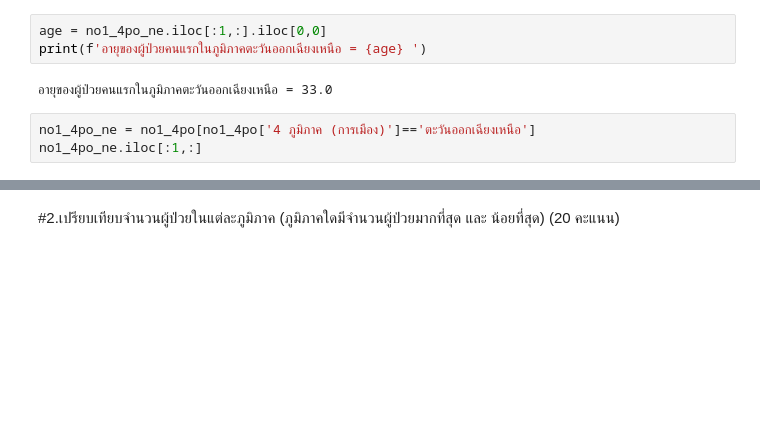
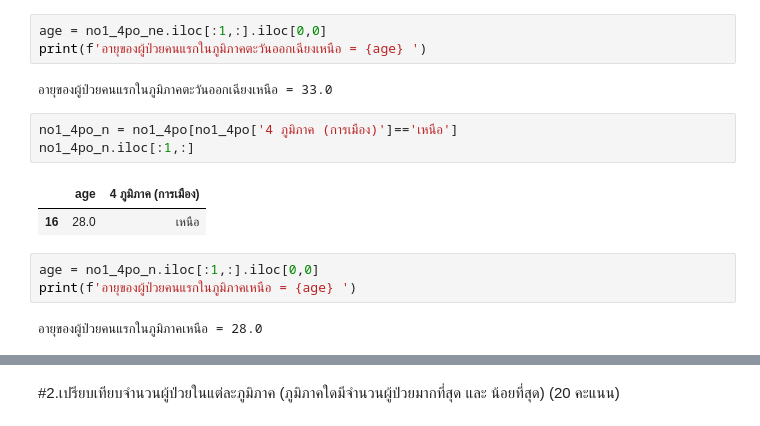
Before and after one commit to sskboonmee/data_viz_2022, a Jupyter notebook: BasicPython&DataViz_midterm2022.ipynb, the cells around one changed output, grey strips where cells are left out. Drawn from its saved outputs; the diff is of its cells as text; blank space fills up the shorter version.

```diff
--- a/BasicPython&DataViz_midterm2022.ipynb
+++ b/BasicPython&DataViz_midterm2022.ipynb
@@ -426,5 +426,13 @@ print(f'อายุของผู้ป่วยคนแรกในภูม
 # %% [output]
 อายุของผู้ป่วยคนแรกในภูมิภาคตะวันออกเฉียงเหนือ = 33.0
 # %%
-no1_4po_ne = no1_4po[no1_4po['4 ภูมิภาค (การเมือง)']=='ตะวันออกเฉียงเหนือ']
-no1_4po_ne.iloc[:1,:]
+no1_4po_n = no1_4po[no1_4po['4 ภูมิภาค (การเมือง)']=='เหนือ']
+no1_4po_n.iloc[:1,:]
+# %% [output]
+|  | age | 4 ภูมิภาค (การเมือง) |
+| 16 | 28.0 | เหนือ |
+# %%
+age = no1_4po_n.iloc[:1,:].iloc[0,0]
+print(f'อายุของผู้ป่วยคนแรกในภูมิภาคเหนือ = {age} ')
+# %% [output]
+อายุของผู้ป่วยคนแรกในภูมิภาคเหนือ = 28.0
```
Also changed, not shown: parts of 6 cells of this notebook.
